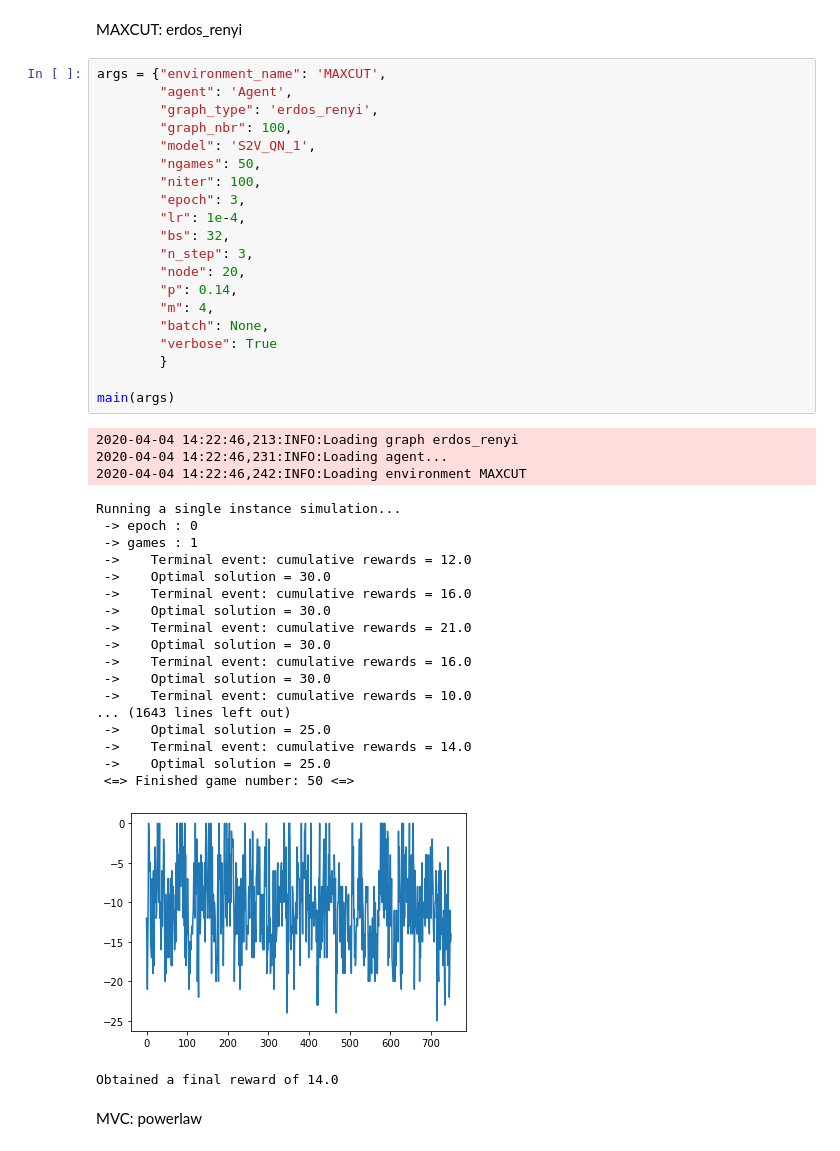
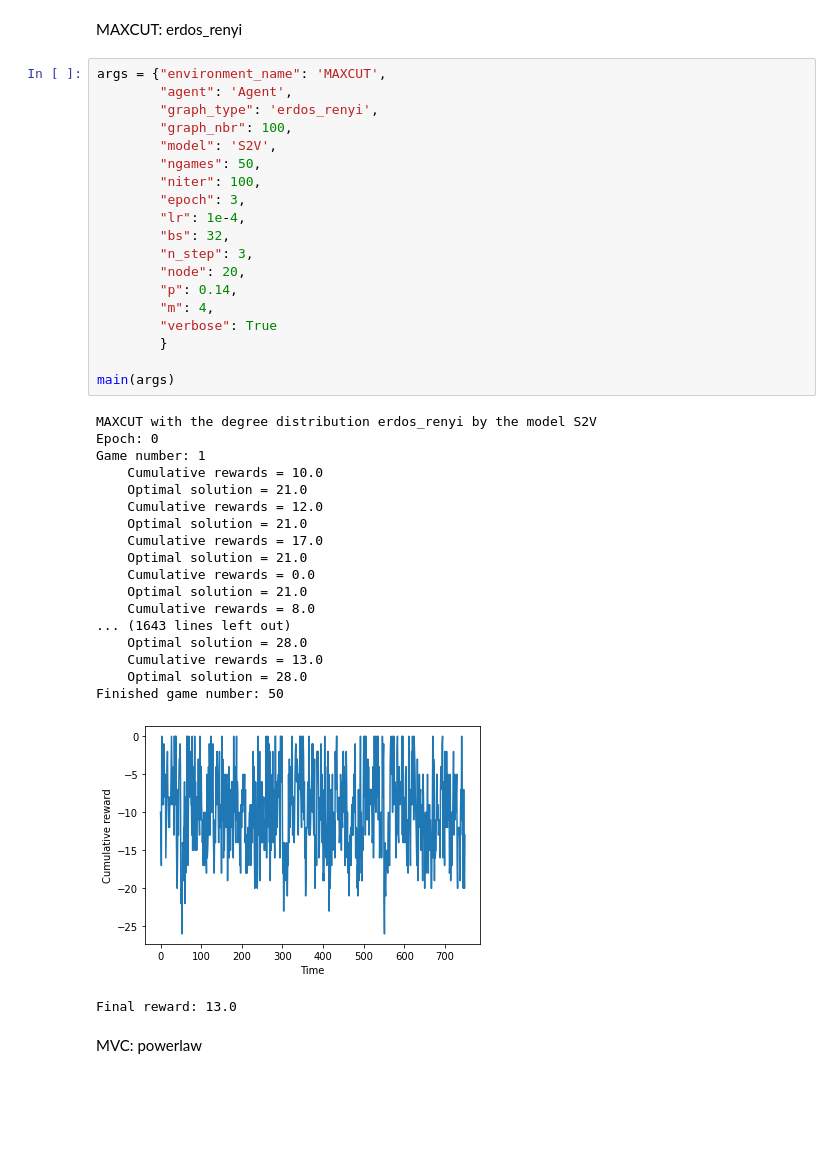
Before and after one commit to d-kirichik/ML_project, a Jupyter notebook: src/Minimum Vertex Cover (MVC) and Maximum Cut (MAXCUT)/combi_opt_graph.ipynb, the cells around one changed output. Drawn from its saved outputs; the diff is of its cells as text; blank space fills up the shorter version.

```diff
--- a/src/Minimum Vertex Cover (MVC) and Maximum Cut (MAXCUT)/combi_opt_graph.ipynb
+++ b/src/Minimum Vertex Cover (MVC) and Maximum Cut (MAXCUT)/combi_opt_graph.ipynb
@@ -665,46 +558,42 @@ MAXCUT: erdos_renyi
 # %%
 args = {"environment_name": 'MAXCUT',
         "agent": 'Agent',
         "graph_type": 'erdos_renyi',
         "graph_nbr": 100,
-        "model": 'S2V_QN_1',
+        "model": 'S2V',
         "ngames": 50,
         "niter": 100,
         "epoch": 3,
         "lr": 1e-4,
         "bs": 32,
         "n_step": 3,
         "node": 20,
         "p": 0.14,
         "m": 4,
-        "batch": None,
         "verbose": True
         }
 
 main(args)
 # %% [output]
-2020-04-04 14:22:46,213:INFO:Loading graph erdos_renyi
-2020-04-04 14:22:46,231:INFO:Loading agent...
-2020-04-04 14:22:46,242:INFO:Loading environment MAXCUT
+MAXCUT with the degree distribution erdos_renyi by the model S2V
+Epoch: 0
+Game number: 1
+    Cumulative rewards = 10.0
+    Optimal solution = 21.0
+    Cumulative rewards = 12.0
+    Optimal solution = 21.0
+    Cumulative rewards = 17.0
+    Optimal solution = 21.0
+    Cumulative rewards = 0.0
+    Optimal solution = 21.0
+    Cumulative rewards = 8.0
+... (1643 lines left out)
+    Optimal solution = 28.0
+    Cumulative rewards = 13.0
+    Optimal solution = 28.0
+Finished game number: 50
+[figure, new version]
-Running a single instance simulation...
- -> epoch : 0
- -> games : 1
- ->    Terminal event: cumulative rewards = 12.0
- ->    Optimal solution = 30.0
- ->    Terminal event: cumulative rewards = 16.0
- ->    Optimal solution = 30.0
- ->    Terminal event: cumulative rewards = 21.0
- ->    Optimal solution = 30.0
- ->    Terminal event: cumulative rewards = 16.0
- ->    Optimal solution = 30.0
- ->    Terminal event: cumulative rewards = 10.0
-... (1643 lines left out)
- ->    Optimal solution = 25.0
- ->    Terminal event: cumulative rewards = 14.0
- ->    Optimal solution = 25.0
- <=> Finished game number: 50 <=>
+Final reward: 13.0
-[figure, old version]
-Obtained a final reward of 14.0
 # %% [markdown]
 MVC: powerlaw
 # %%
```
Also changed, not shown: parts of 29 cells of this notebook.
